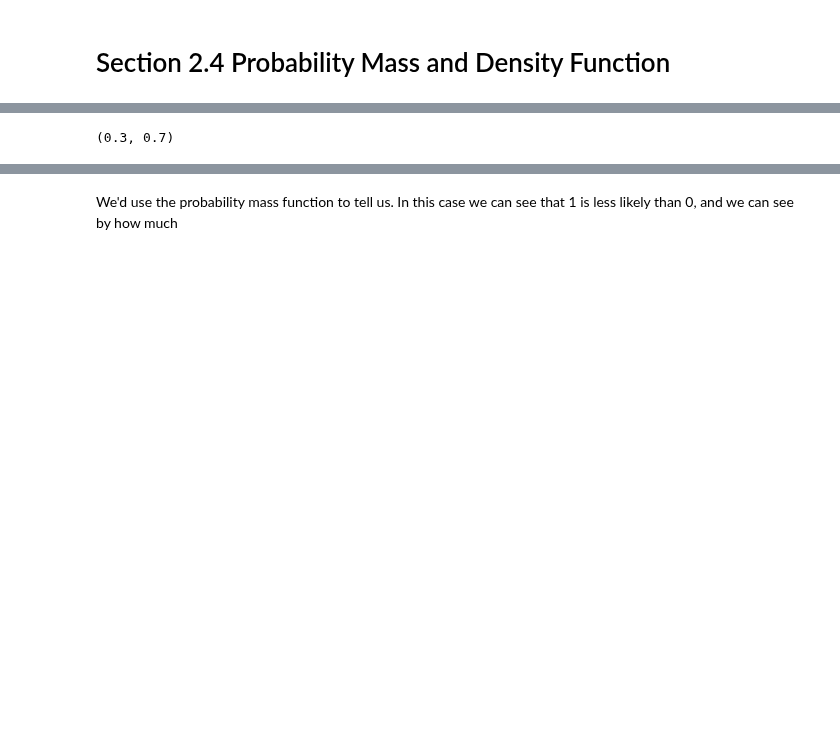
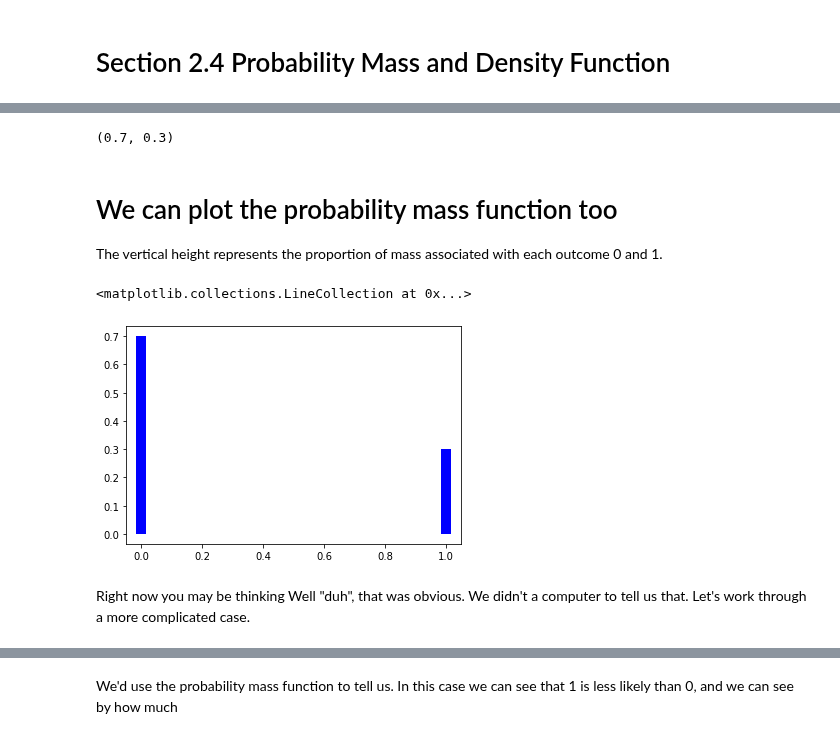
Before and after one commit to AlexAndorra/notebooks-experiments, a Jupyter notebook: lesson_2/Section_2.2.ipynb, the cells around one changed output, grey strips where cells are left out. Saved outputs shown, nothing was run; the diff lists cells and outputs as text; code cells hidden in the pictures; blank space fills up the shorter version.

```diff
--- a/lesson_2/Section_2.4.ipynb
+++ b/lesson_2/Section_2.2.ipynb
@@ -50,4 +72,16 @@ What if we were given an observation *1* and we wanted to understand how much of
 # %%
-bern.pmf(1), bern.pmf(0)
+bern.pmf(0), bern.pmf(1)
 # %% [output]
-(0.3, 0.7)
+(0.7, 0.3)
+# %% [markdown]
+# We can plot the probability mass function too
+The vertical height represents the proportion of mass associated with each outcome 0 and 1.
+# %%
+fig, ax = plt.subplots()
+potential_outcomes = np.arange(2)
+ax.vlines(potential_outcomes, 0, bern.pmf(potential_outcomes), colors='b', linestyles='-', lw=10);
+# %% [output]
+<matplotlib.collections.LineCollection at 0x...>
+[figure, added]
+# %% [markdown]
+Right now you may be thinking Well "duh", that was obvious. We didn't a computer to tell us that. Let's work through a more complicated case.
```
Also changed, not shown: parts of 35 cells of this notebook, 2 other files.
